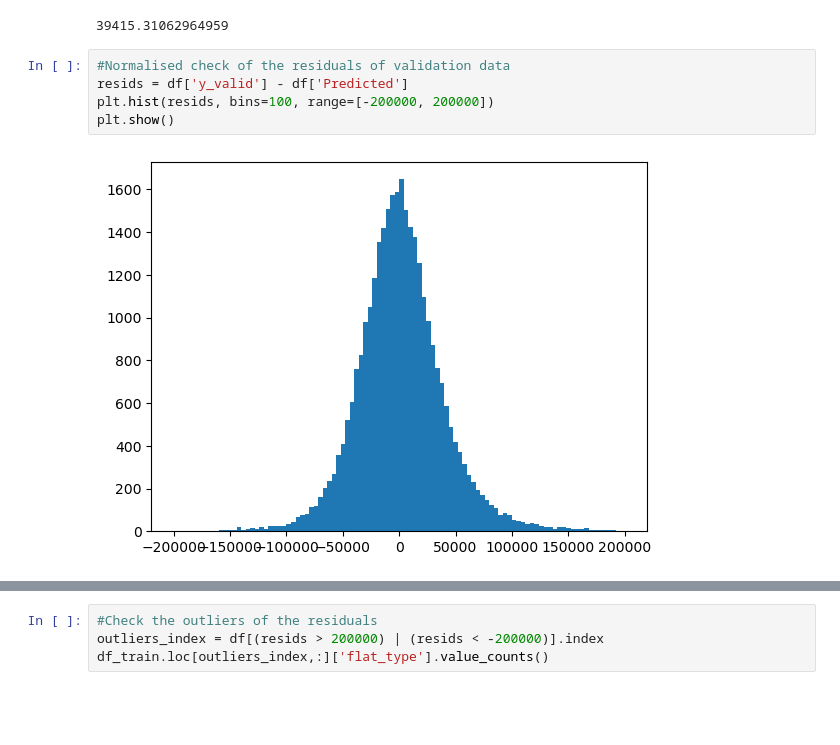
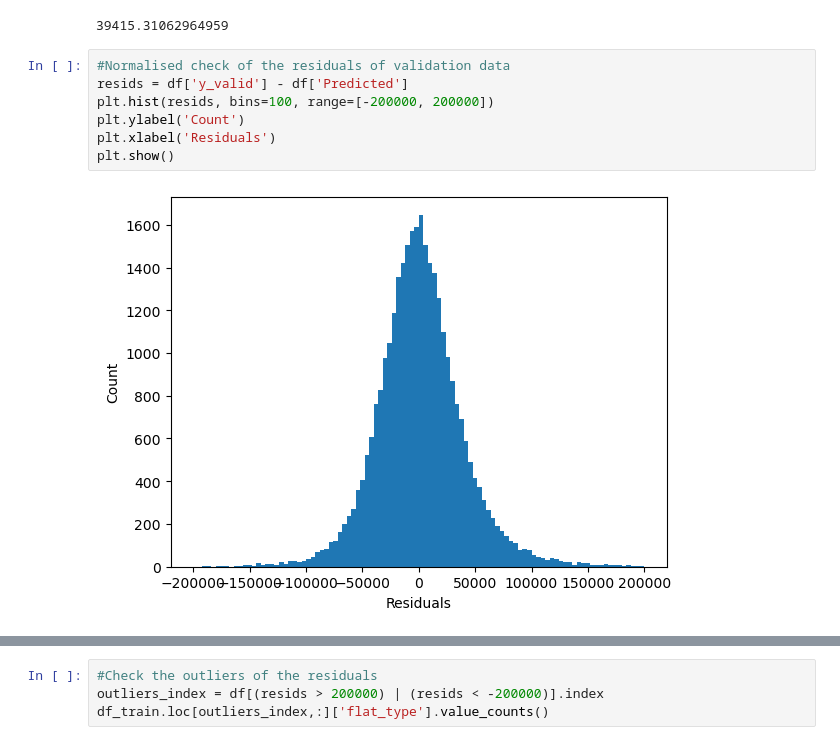
Before and after one commit to julizy/GA_projects, a Jupyter notebook: project_2/code/hdb_modeling.ipynb, the cells around one changed output, grey strips where cells are left out. Saved outputs shown, nothing was run; the diff lists cells and outputs as text; blank space fills up the shorter version.

```diff
--- a/project_2/code/hdb_modeling.ipynb
+++ b/project_2/code/hdb_modeling.ipynb
@@ -949,10 +949,12 @@ np.sqrt(mean_squared_error(df['y_valid'],df['Predicted']))
 # %%
 #Normalised check of the residuals of validation data
 resids = df['y_valid'] - df['Predicted']
 plt.hist(resids, bins=100, range=[-200000, 200000])
+plt.ylabel('Count')
+plt.xlabel('Residuals')
 plt.show()
 # %% [output]
-[figure, old version]
+[figure, new version]
 # %%
 #Equal variance check of the residuals of validation data
 plt.scatter(df['Predicted'], resids, s=1)
```
Also changed, not shown: parts of 1 cell of this notebook, 2 other files.
